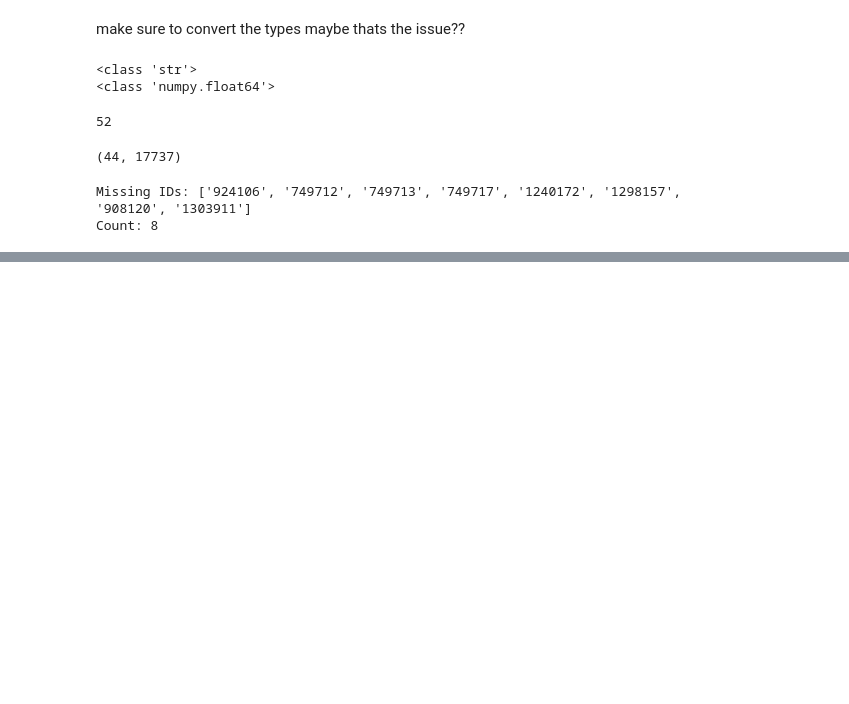
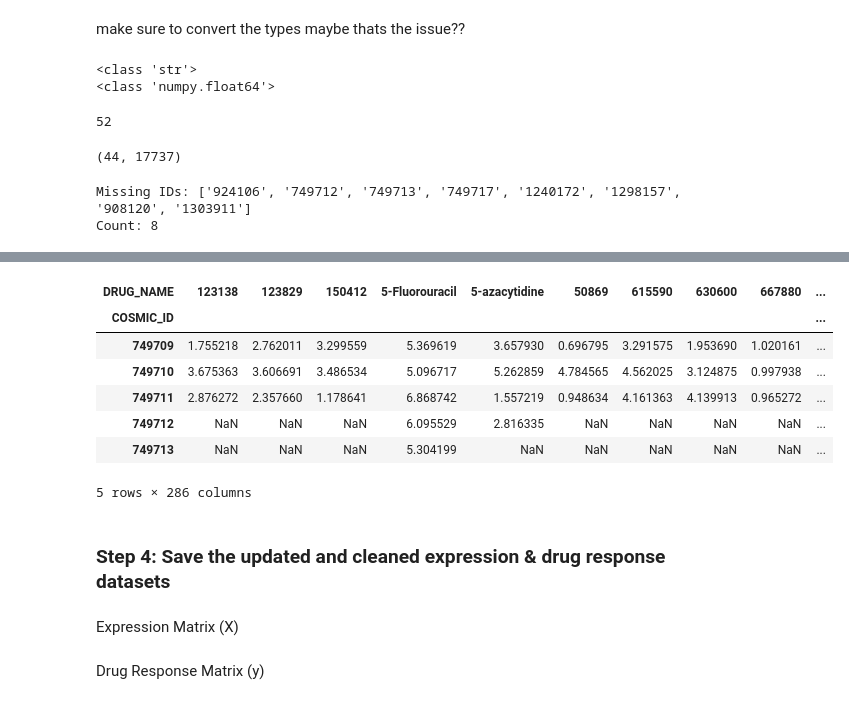
Before and after one commit to arnavisharsh/breast-cancer-response-to-drugs, a Jupyter notebook: notebooks/01_data_preprocessing.ipynb, the cells around one changed output, grey strips where cells are left out. Cells and saved outputs as stored; diff of their text form; code cells hidden in the pictures; blank space fills up the shorter version.

```diff
--- a/notebooks/01_data_preprocessing.ipynb
+++ b/notebooks/01_data_preprocessing.ipynb
@@ -262,0 +413,15 @@ These 8 COSMIC IDs are not found in the expression dataset and their expression
+# %%
+pivoted_df.head(5)
+# %% [output]
+| DRUG_NAME | 123138 | 123829 | 150412 | 5-Fluorouracil | 5-azacytidine | 50869 | 615590 | 630600 | 667880 | ... |
+| COSMIC_ID |  |  |  |  |  |  |  |  |  | ... |
+| 749709 | 1.755218 | 2.762011 | 3.299559 | 5.369619 | 3.657930 | 0.696795 | 3.291575 | 1.953690 | 1.020161 | ... |
+| 749710 | 3.675363 | 3.606691 | 3.486534 | 5.096717 | 5.262859 | 4.784565 | 4.562025 | 3.124875 | 0.997938 | ... |
+| 749711 | 2.876272 | 2.357660 | 1.178641 | 6.868742 | 1.557219 | 0.948634 | 4.161363 | 4.139913 | 0.965272 | ... |
+| 749712 | NaN | NaN | NaN | 6.095529 | 2.816335 | NaN | NaN | NaN | NaN | ... |
+| 749713 | NaN | NaN | NaN | 5.304199 | NaN | NaN | NaN | NaN | NaN | ... |
+5 rows × 286 columns
+# %% [markdown]
+### Step 4: Save the updated and cleaned expression & drug response datasets
+# %% [markdown]
+Expression Matrix (X)
@@ -262,0 +430,2 @@ These 8 COSMIC IDs are not found in the expression dataset and their expression
+# %% [markdown]
+Drug Response Matrix (y)
```
Also changed, not shown: parts of 42 cells of this notebook, 2 other files.
